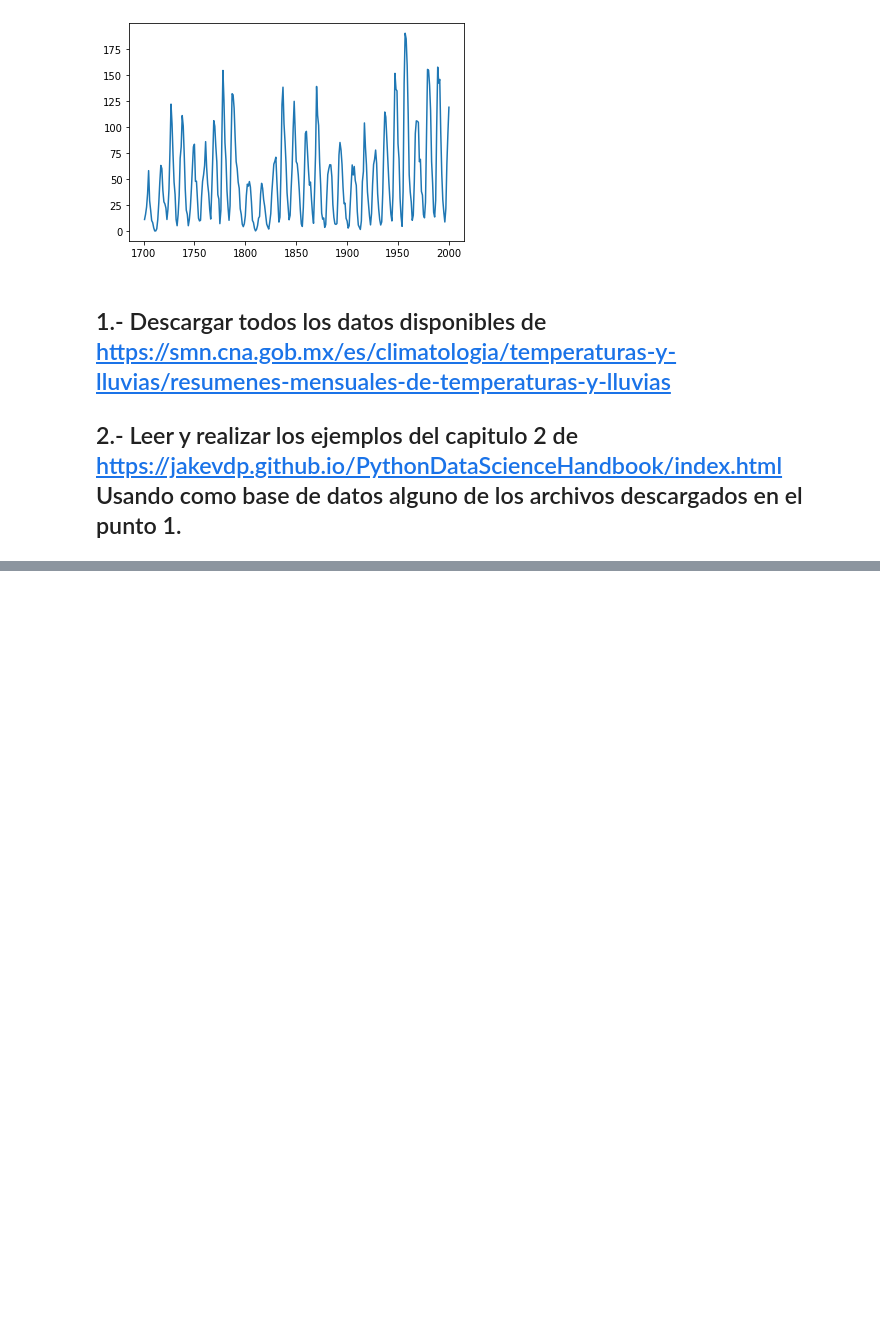
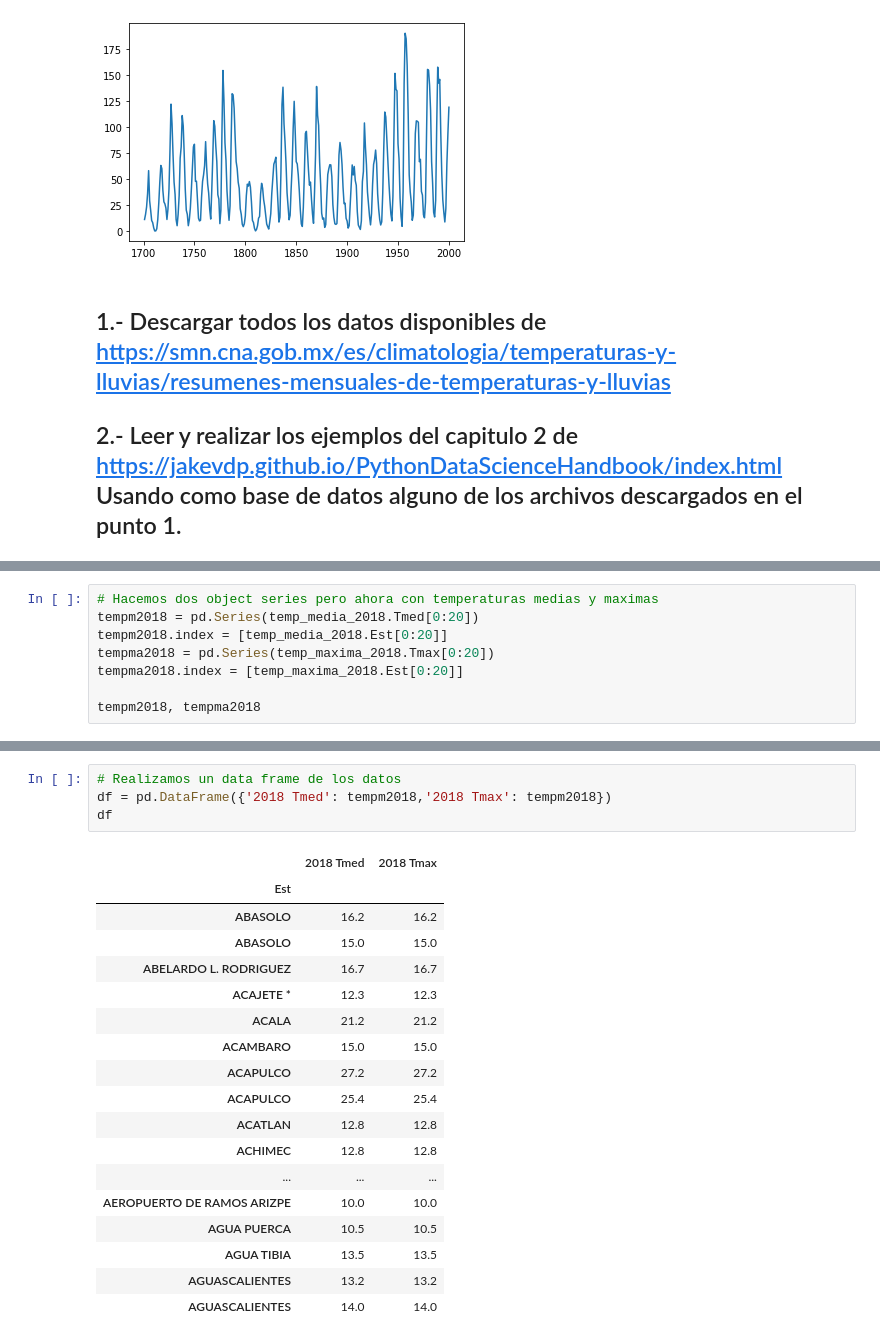
Before and after one commit to DCIDA2019/da2019-anaisabelotodo, a Jupyter notebook: Semana2/Tarea Semana 2/Tarea2.ipynb, the cells around one changed output, grey strips where cells are left out. Cells and saved outputs as stored; diff of their text form; blank space fills up the shorter version.

```diff
--- a/Semana2/Tarea Semana 2/Tarea2.ipynb
+++ b/Semana2/Tarea Semana 2/Tarea2.ipynb
@@ -120,0 +663,8 @@ plt.plot(anios,manchas)
+# %%
+# Hacemos dos object series pero ahora con temperaturas medias y maximas
+tempm2018 = pd.Series(temp_media_2018.Tmed[0:20])
+tempm2018.index = [temp_media_2018.Est[0:20]]
+tempma2018 = pd.Series(temp_maxima_2018.Tmax[0:20])
+tempma2018.index = [temp_maxima_2018.Est[0:20]]
+
+tempm2018, tempma2018
@@ -120,0 +689,23 @@ plt.plot(anios,manchas)
+# %%
+# Realizamos un data frame de los datos
+df = pd.DataFrame({'2018 Tmed': tempm2018,'2018 Tmax': tempm2018})
+df
+# %% [output]
+|  | 2018 Tmed | 2018 Tmax |
+| Est |  |  |
+| ABASOLO | 16.2 | 16.2 |
+| ABASOLO | 15.0 | 15.0 |
+| ABELARDO L. RODRIGUEZ | 16.7 | 16.7 |
+| ACAJETE * | 12.3 | 12.3 |
+| ACALA | 21.2 | 21.2 |
+| ACAMBARO | 15.0 | 15.0 |
+| ACAPULCO | 27.2 | 27.2 |
+| ACAPULCO | 25.4 | 25.4 |
+| ACATLAN | 12.8 | 12.8 |
+| ACHIMEC | 12.8 | 12.8 |
+| ... | ... | ... |
+| AEROPUERTO DE RAMOS ARIZPE | 10.0 | 10.0 |
+| AGUA PUERCA | 10.5 | 10.5 |
+| AGUA TIBIA | 13.5 | 13.5 |
+| AGUASCALIENTES | 13.2 | 13.2 |
+| AGUASCALIENTES | 14.0 | 14.0 |
```
Also changed, not shown: parts of 81 cells of this notebook, 12 other files.
